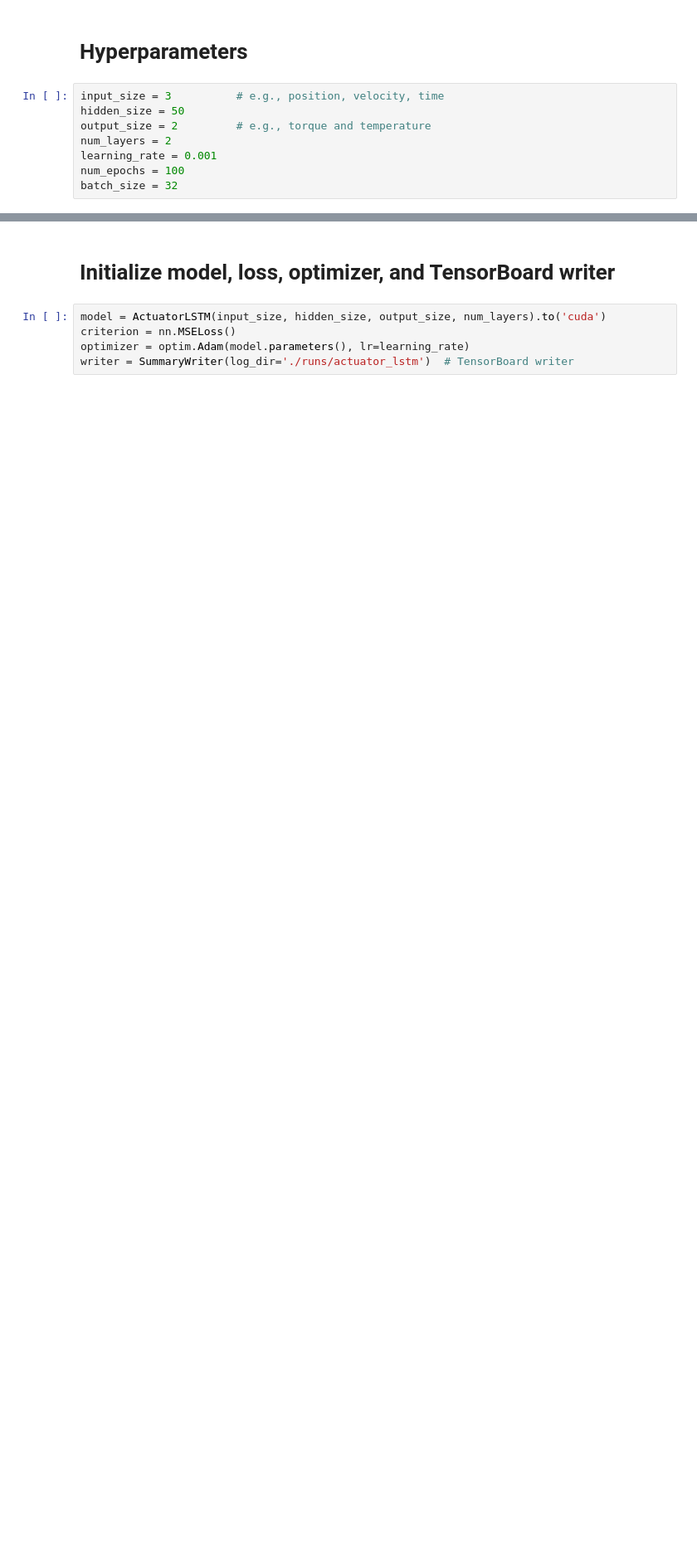
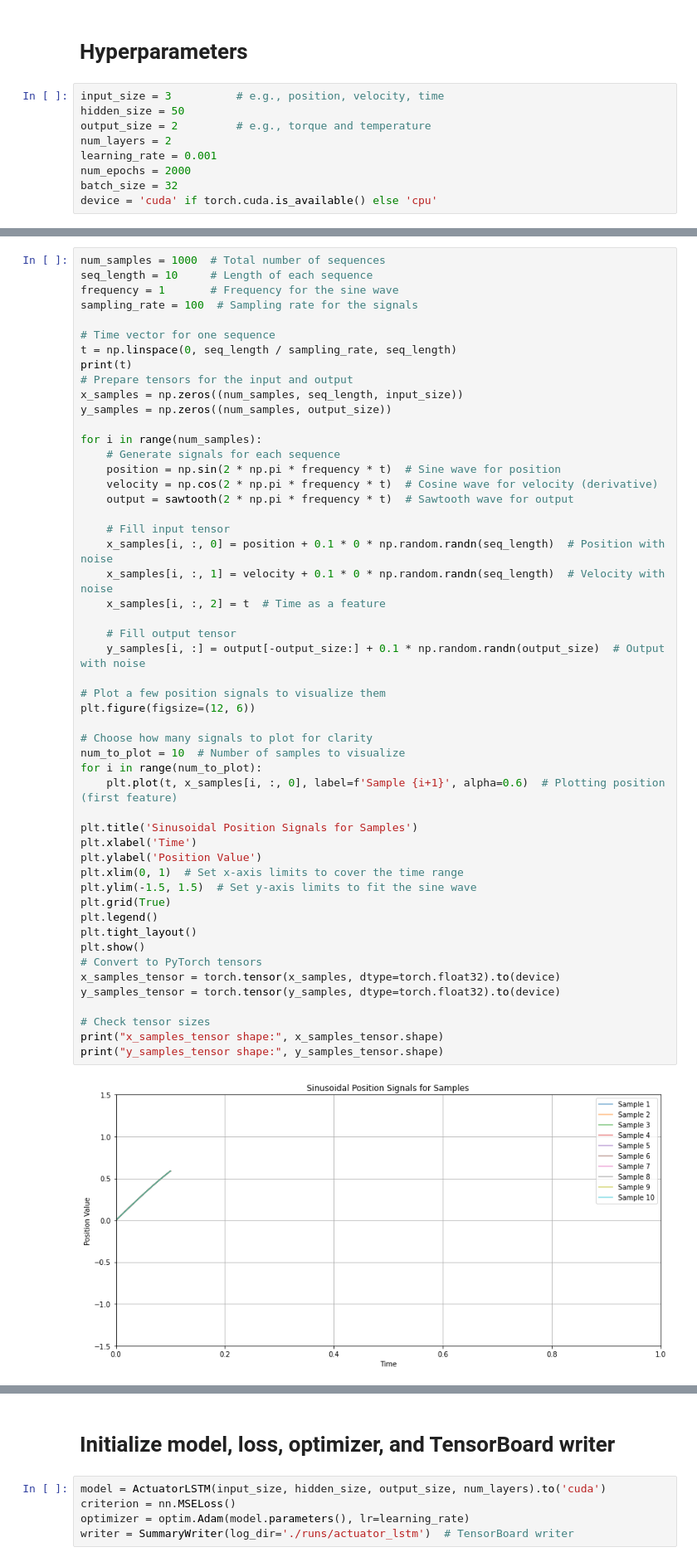
Before and after one commit to LeoBoticsHub/actuator_identification, a Jupyter notebook: training/actuator_lstm.ipynb, the cells around one changed output, grey strips where cells are left out. Shown: that part at 83% size. Saved outputs shown, nothing was run; the diff lists cells and outputs as text; blank space fills up the shorter version.

```diff
--- a/training/actuator_lstm.ipynb
+++ b/training/actuator_lstm.ipynb
@@ -49,5 +52,6 @@ hidden_size = 50
 output_size = 2         # e.g., torque and temperature
 num_layers = 2
 learning_rate = 0.001
-num_epochs = 100
+num_epochs = 2000
 batch_size = 32
+device = 'cuda' if torch.cuda.is_available() else 'cpu'
@@ -53,0 +60,53 @@ batch_size = 32
+# %%
+num_samples = 1000  # Total number of sequences
+seq_length = 10     # Length of each sequence
+frequency = 1       # Frequency for the sine wave
+sampling_rate = 100  # Sampling rate for the signals
+
+# Time vector for one sequence
+t = np.linspace(0, seq_length / sampling_rate, seq_length)
+print(t)
+# Prepare tensors for the input and output
+x_samples = np.zeros((num_samples, seq_length, input_size))
+y_samples = np.zeros((num_samples, output_size))
+
+for i in range(num_samples):
+    # Generate signals for each sequence
+    position = np.sin(2 * np.pi * frequency * t)  # Sine wave for position
+    velocity = np.cos(2 * np.pi * frequency * t)  # Cosine wave for velocity (derivative)
+    output = sawtooth(2 * np.pi * frequency * t)  # Sawtooth wave for output
+
+    # Fill input tensor
+    x_samples[i, :, 0] = position + 0.1 * 0 * np.random.randn(seq_length)  # Position with noise
+    x_samples[i, :, 1] = velocity + 0.1 * 0 * np.random.randn(seq_length)  # Velocity with noise
+    x_samples[i, :, 2] = t  # Time as a feature
+
+    # Fill output tensor
+    y_samples[i, :] = output[-output_size:] + 0.1 * np.random.randn(output_size)  # Output with noise
+
+# Plot a few position signals to visualize them
+plt.figure(figsize=(12, 6))
+
+# Choose how many signals to plot for clarity
+num_to_plot = 10  # Number of samples to visualize
+for i in range(num_to_plot):
+    plt.plot(t, x_samples[i, :, 0], label=f'Sample {i+1}', alpha=0.6)  # Plotting position (first feature)
+
+plt.title('Sinusoidal Position Signals for Samples')
+plt.xlabel('Time')
+plt.ylabel('Position Value')
+plt.xlim(0, 1)  # Set x-axis limits to cover the time range
+plt.ylim(-1.5, 1.5)  # Set y-axis limits to fit the sine wave
+plt.grid(True)
+plt.legend()
+plt.tight_layout()
+plt.show()
+# Convert to PyTorch tensors
+x_samples_tensor = torch.tensor(x_samples, dtype=torch.float32).to(device)
+y_samples_tensor = torch.tensor(y_samples, dtype=torch.float32).to(device)
+
+# Check tensor sizes
+print("x_samples_tensor shape:", x_samples_tensor.shape)
+print("y_samples_tensor shape:", y_samples_tensor.shape)
+# %% [output]
+[figure, added]
```
Also changed, not shown: parts of 7 cells of this notebook.
